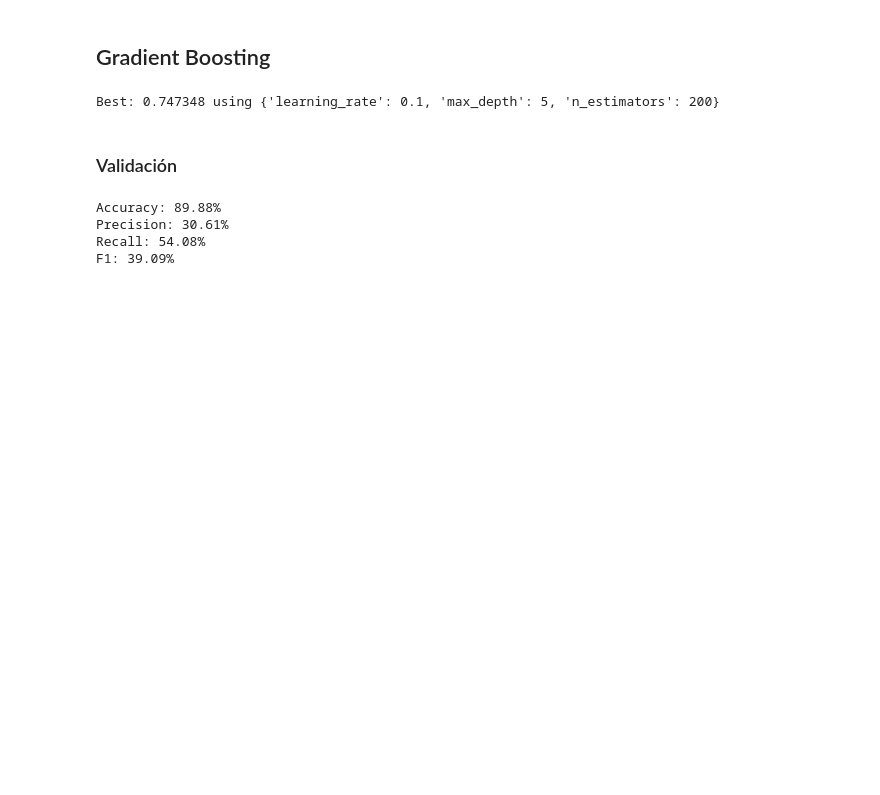
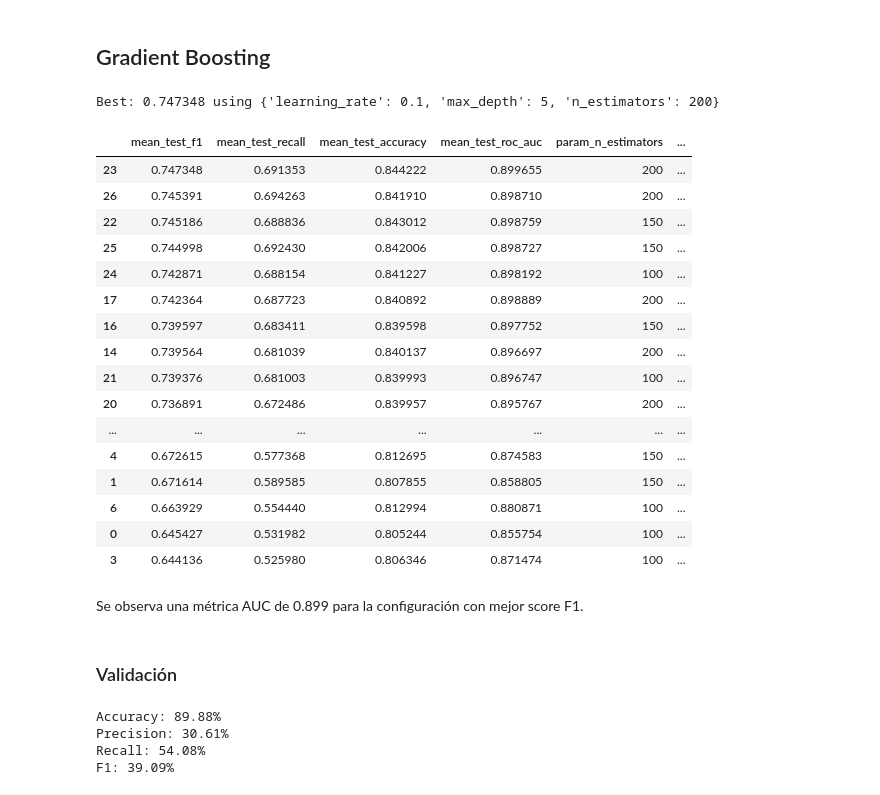
Before and after one commit to 00Fede/givemesomecredit, a Jupyter notebook: Model_Implementation_Training.ipynb, the cells around one changed output. Saved outputs shown, nothing was run; the diff lists cells and outputs as text; code cells hidden in the pictures; blank space fills up the shorter version.

```diff
--- a/Model_Implementation_Training.ipynb
+++ b/Model_Implementation_Training.ipynb
@@ -412,6 +426,32 @@ grid_result = grid_search.fit(X_train, y_train)
 print("Best: %f using %s" % (grid_result.best_score_, grid_result.best_params_))
 # %% [output]
 Best: 0.747348 using {'learning_rate': 0.1, 'max_depth': 5, 'n_estimators': 200}
+# %%
+# print the results
+results = pd.DataFrame(grid_result.cv_results_)
+results.sort_values(by='rank_test_f1', inplace=True)
+results[['mean_test_f1', 'mean_test_recall', 'mean_test_accuracy', 'mean_test_roc_auc',
+         'param_n_estimators', 'param_learning_rate', 'param_max_depth']].head(5)
+# %% [output]
+|  | mean_test_f1 | mean_test_recall | mean_test_accuracy | mean_test_roc_auc | param_n_estimators | ... |
+| 23 | 0.747348 | 0.691353 | 0.844222 | 0.899655 | 200 | ... |
+| 26 | 0.745391 | 0.694263 | 0.841910 | 0.898710 | 200 | ... |
+| 22 | 0.745186 | 0.688836 | 0.843012 | 0.898759 | 150 | ... |
+| 25 | 0.744998 | 0.692430 | 0.842006 | 0.898727 | 150 | ... |
+| 24 | 0.742871 | 0.688154 | 0.841227 | 0.898192 | 100 | ... |
+| 17 | 0.742364 | 0.687723 | 0.840892 | 0.898889 | 200 | ... |
+| 16 | 0.739597 | 0.683411 | 0.839598 | 0.897752 | 150 | ... |
+| 14 | 0.739564 | 0.681039 | 0.840137 | 0.896697 | 200 | ... |
+| 21 | 0.739376 | 0.681003 | 0.839993 | 0.896747 | 100 | ... |
+| 20 | 0.736891 | 0.672486 | 0.839957 | 0.895767 | 200 | ... |
+| ... | ... | ... | ... | ... | ... | ... |
+| 4 | 0.672615 | 0.577368 | 0.812695 | 0.874583 | 150 | ... |
+| 1 | 0.671614 | 0.589585 | 0.807855 | 0.858805 | 150 | ... |
+| 6 | 0.663929 | 0.554440 | 0.812994 | 0.880871 | 100 | ... |
+| 0 | 0.645427 | 0.531982 | 0.805244 | 0.855754 | 100 | ... |
+| 3 | 0.644136 | 0.525980 | 0.806346 | 0.871474 | 100 | ... |
+# %% [markdown]
+Se observa una métrica AUC de 0.899 para la configuración con mejor score F1.
 # %% [markdown]
 ### Validación
 # %%
```
Also changed, not shown: parts of 7 cells of this notebook.
